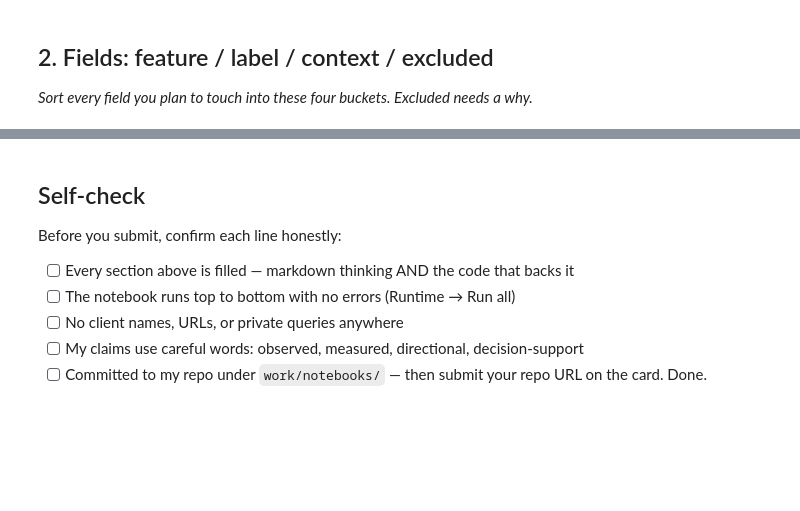
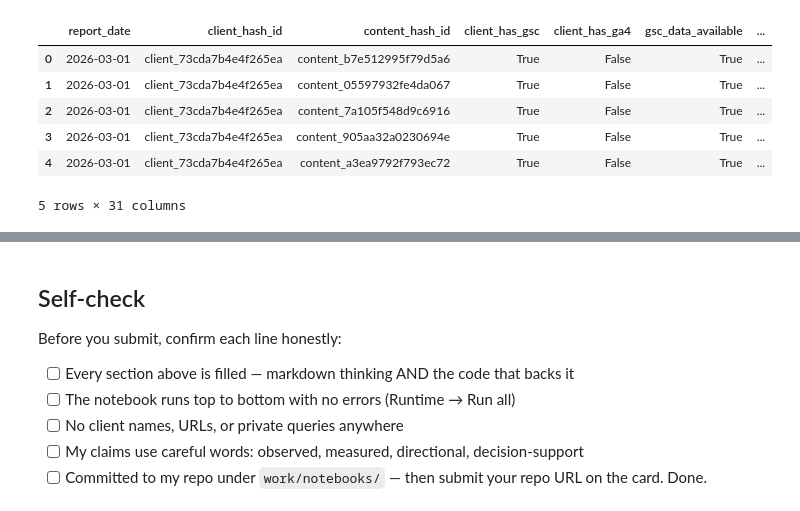
Before and after one commit to subikshasrig/FlyrankMLInternship, a Jupyter notebook: work/notebooks/w03_data_contract.ipynb, the cells around one changed output, grey strips where cells are left out. Cells and saved outputs as stored; diff of their text form; code cells hidden in the pictures; blank space fills up the shorter version.

```diff
--- a/work/notebooks/w03_data_contract.ipynb
+++ b/work/notebooks/w03_data_contract.ipynb
@@ -12,0 +50,16 @@ This skeleton is yours to fill. Work the sections **in order** — each one has
+# %%
+from huggingface_hub import hf_hub_download
+march_file = hf_hub_download(
+    repo_id="FlyRank/internship-warehouse",
+    repo_type="dataset",
+    filename="fact_content_daily_performance/month=2026-03/data_0.parquet"
+)
+print(march_file)
+
+import duckdb
+# Create a fresh connection
+con = duckdb.connect()
+# Register the dataframe as a SQL table
+con.register("fact_content_daily_performance", march_df)
+# Verify it exists
+print(con.sql("SHOW TABLES").df())
@@ -13,7 +127,16 @@ This skeleton is yours to fill. Work the sections **in order** — each one has
 # %%
 # This cell is for CODE (numbers, a query, a check).
 # Write your text answer in the cell ABOVE this one — typing sentences here breaks Run All.
+con.sql("""
+SELECT *
+FROM fact_content_daily_performance
+LIMIT 5
+""").df()
+# %% [output]
+|  | report_date | client_hash_id | content_hash_id | client_has_gsc | client_has_ga4 | gsc_data_available | ... |
+| 0 | 2026-03-01 | client_73cda7b4e4f265ea | content_b7e512995f79d5a6 | True | False | True | ... |
+| 1 | 2026-03-01 | client_73cda7b4e4f265ea | content_05597932fe4da067 | True | False | True | ... |
+| 2 | 2026-03-01 | client_73cda7b4e4f265ea | content_7a105f548d9c6916 | True | False | True | ... |
+| 3 | 2026-03-01 | client_73cda7b4e4f265ea | content_905aa32a0230694e | True | False | True | ... |
+| 4 | 2026-03-01 | client_73cda7b4e4f265ea | content_a3ea9792f793ec72 | True | False | True | ... |
+5 rows × 31 columns
-# %% [markdown]
-## 2. Fields: feature / label / context / excluded
-
-*Sort every field you plan to touch into these four buckets. Excluded needs a why.*
```
Also changed, not shown: parts of 18 cells of this notebook.
